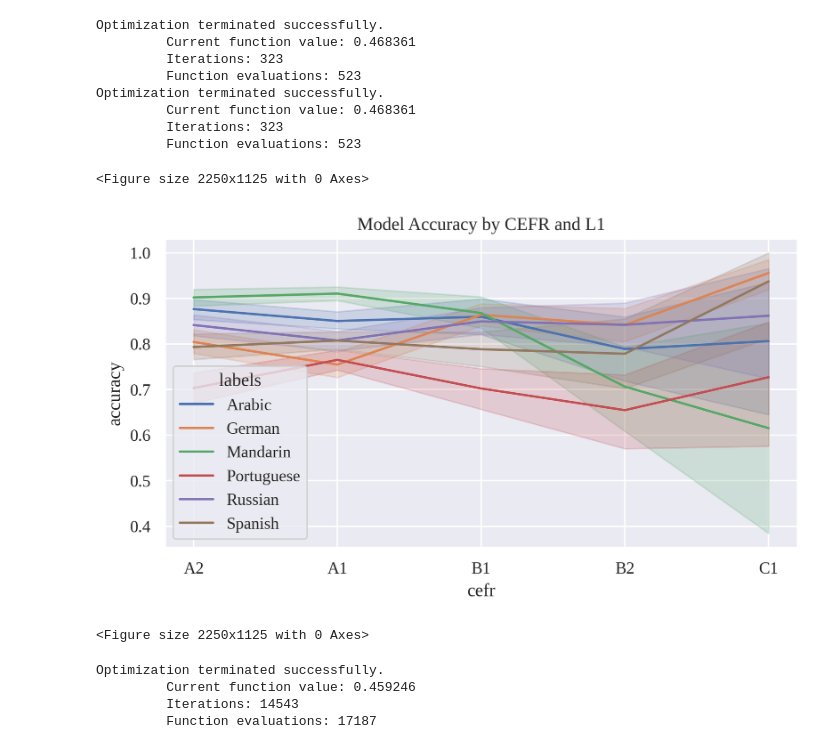
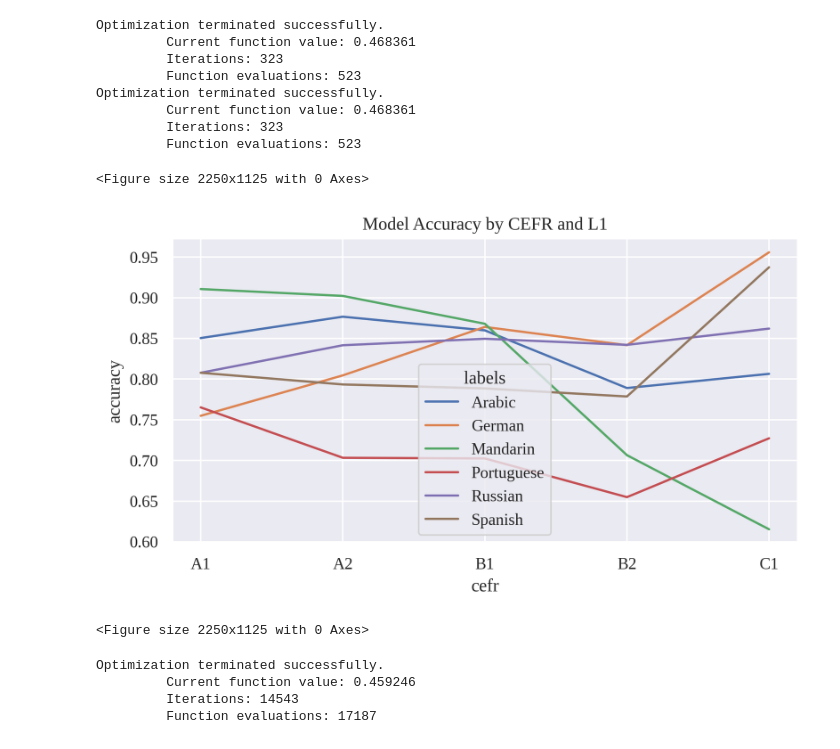
Before and after one commit to langdonholmes/nli-transformers-showcase, a Jupyter notebook: src/explore_results.ipynb, the cells around one changed output. Drawn from its saved outputs; the diff is of its cells as text; code cells hidden in the pictures.

```diff
--- a/src/explore_results.ipynb
+++ b/src/explore_results.ipynb
@@ -18,9 +18,11 @@ DATA = '../data/'
 ## Some Descriptive Stats
 # %%
 df = pd.read_csv(DATA+'test_prediction_results.csv', index_col=0)
-df['cefr'] = pd.Categorical(df['cefr'],
-                                   categories=['A1', 'A2', 'B1', 'B2', 'C1'],
-                                   ordered=True)
+cefrType = pd.CategoricalDtype(categories=['A1', 'A2', 'B1', 'B2', 'C1'],
+                               ordered=True)
+l1Type = pd.CategoricalDtype(categories=['Portuguese', 'Mandarin', 'Russian', 'Spanish', 'Arabic', 'German'],
+                             ordered=True)
+
 df.head(1)
 # %% [output]
 |  | writing_id | learner_id | labels | cefr | grade | text | preds |
@@ -56,6 +58,8 @@ print(df['grade'].std())
 df = df.merge(pd.read_parquet('../data/efcamdat_shatz_distro.parquet'),
               how='inner',
               on=['learner_id', 'writing_id', 'cefr', 'grade', 'text'])
+df['cefr'] = df.cefr.astype(cefrType)
+df['l1'] = df.l1.astype(l1Type)
 # %%
 df.columns
 # %% [output]
@@ -202,13 +254,13 @@ Optimization terminated successfully.
          Iterations: 323
          Function evaluations: 523
 # %%
-sns.lineplot(data=df, x='cefr', y='true_positive', hue='labels', errorbar='ci')
+sns.lineplot(data=df, x='cefr', y='true_positive', hue='labels', errorbar=None)
 plt.title('Model Accuracy by CEFR and L1')
 plt.ylabel('accuracy')
 plt.figure(figsize=(7.5,3.75))
 # %% [output]
 <Figure size 2250x1125 with 0 Axes>
-[figure, old version]
+[figure, new version]
 <Figure size 2250x1125 with 0 Axes>
 # %%
 OrderedModel.from_formula("true_positive ~ cefr + labels + cefr*labels", df,
```
Also changed, not shown: parts of 9 cells of this notebook, 1 other file.
